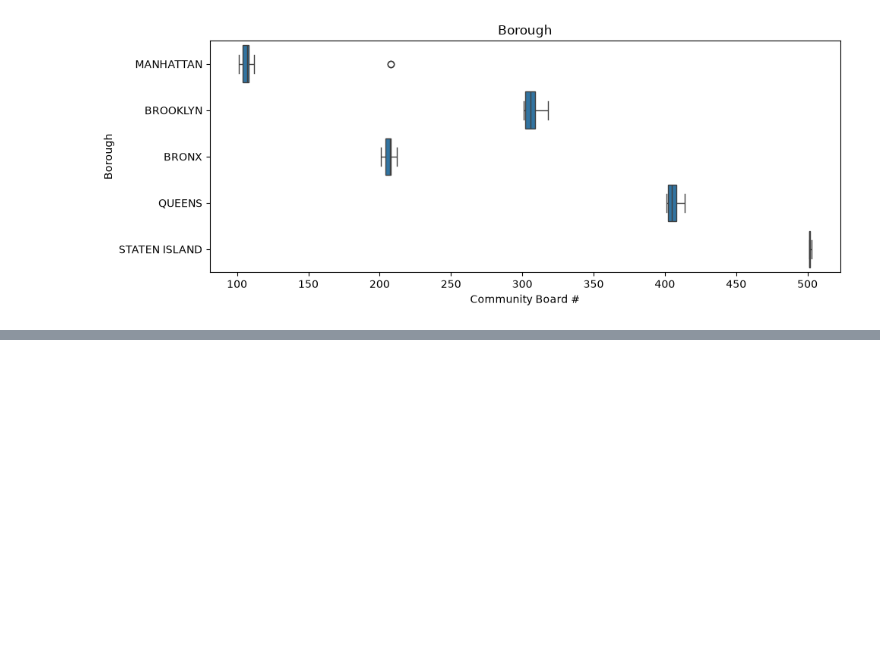
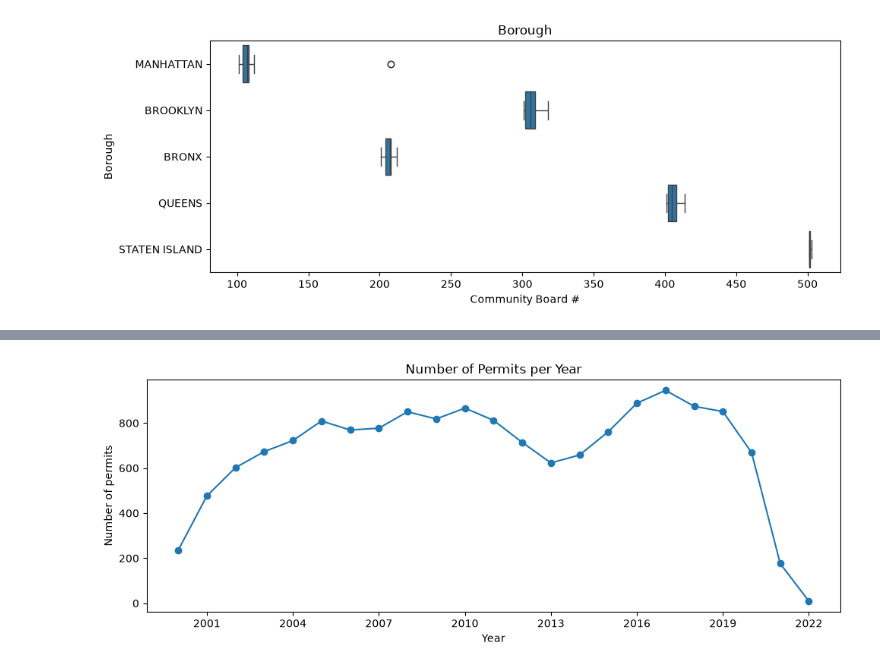
Before and after one commit to iaac-maai/group7_day1_assigment, a Jupyter notebook: New_York_Housing_cost/notebook/data_cleaning_and_EDA.ipynb, the cells around one changed output, grey strips where cells are left out. Cells and saved outputs as stored; diff of their text form; code cells hidden in the pictures; blank space fills up the shorter version.

```diff
--- a/New_York_Housing_cost/notebook/data_cleaning_and_EDA.ipynb
+++ b/New_York_Housing_cost/notebook/data_cleaning_and_EDA.ipynb
@@ -98,5 +164,3 @@ print(n_duplicates)
 # %% [output]
 6104
-# %%
-df = df.drop_duplicates()
 # %%
@@ -392,0 +394,16 @@ plt.show()
+# %%
+permits_per_year = eda_df["Year"].value_counts().sort_index()
+
+fig, ax = plt.subplots(figsize=(10, 4))
+
+ax.plot(permits_per_year.index, permits_per_year.values, marker="o")
+
+ax.set_title("Number of Permits per Year")
+ax.set_xlabel("Year")
+ax.set_ylabel("Number of permits")
+ax.xaxis.set_major_locator(MaxNLocator(integer=True))
+
+plt.tight_layout()
+plt.show()
+# %% [output]
+[figure, added]
```
Also changed, not shown: parts of 48 cells of this notebook, 2 other files.
